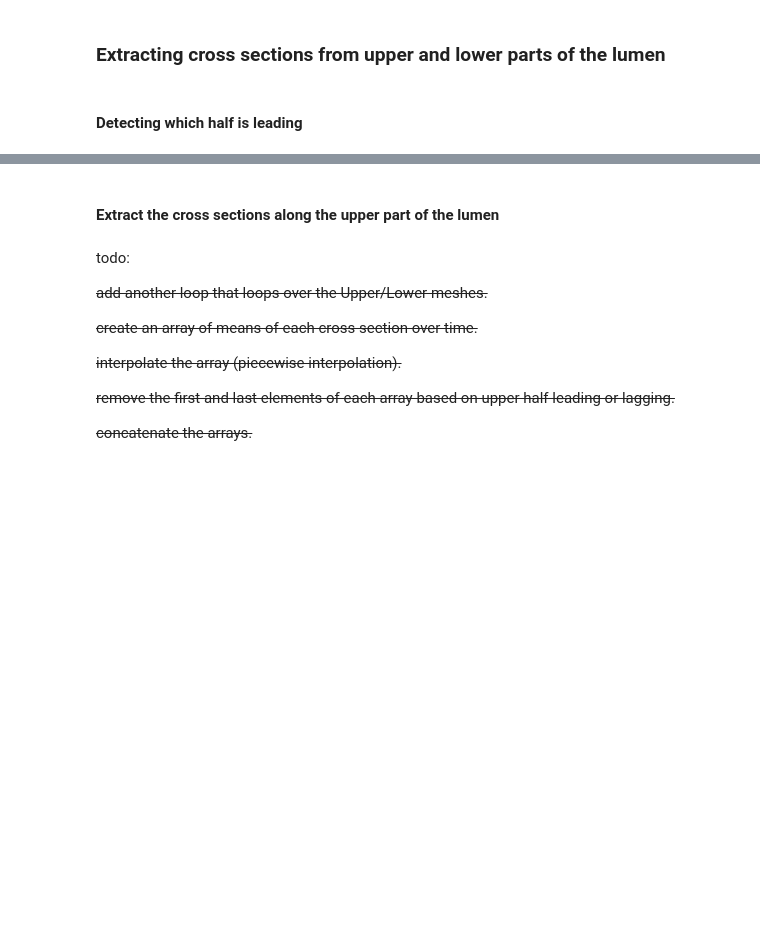
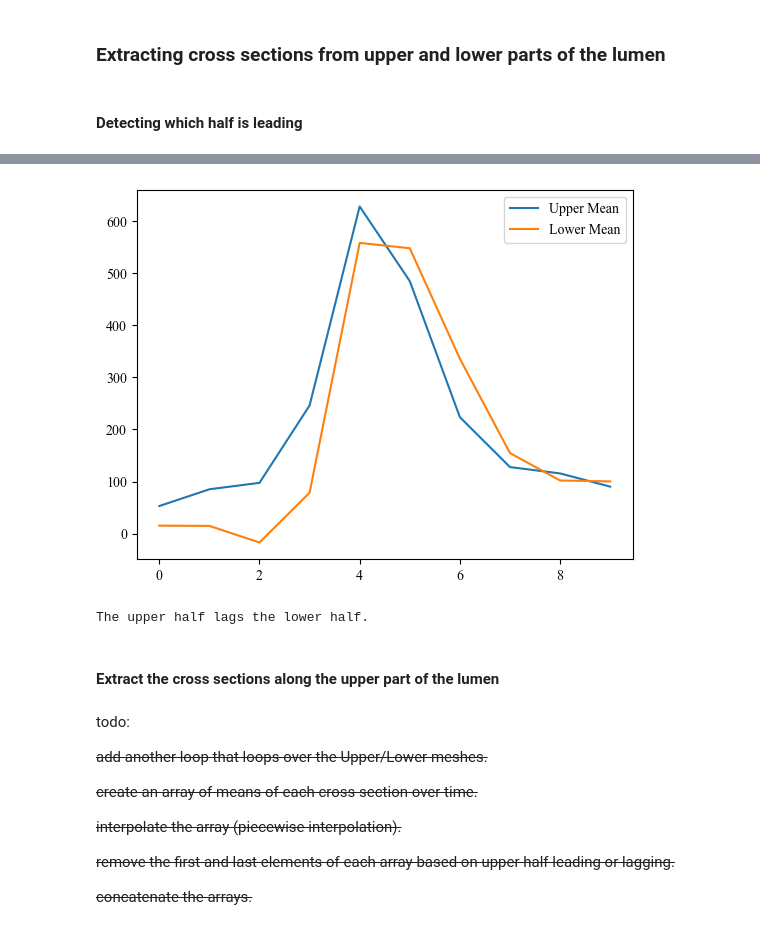
Before and after one commit to aseresti/ContrastDispersion, a Jupyter notebook: scripts/TestAutoPipeline.ipynb, the cells around one changed output, grey strips where cells are left out. Saved outputs shown, nothing was run; the diff lists cells and outputs as text; code cells hidden in the pictures; blank space fills up the shorter version.

```diff
--- a/scripts/TestAutoPipeline.ipynb
+++ b/scripts/TestAutoPipeline.ipynb
@@ -226,6 +256,22 @@ def clip_USGrid_w_plane(USGrid, origin, normal, inside_out = False):
     clipper.Update()
 
     return clipper.GetOutput()
+# %%
+x_min = image_.GetBounds()[0]
+x_max = image_.GetBounds()[1]
+
+y_min = image_.GetBounds()[2]
+y_max = image_.GetBounds()[3]
+
+z_min = image_.GetBounds()[4]
+z_max = image_.GetBounds()[5]
+
+center_point = [
+    (x_max + x_min)/2,
+    (y_max + y_min)/2,
+    (z_max + z_min)/2
+]
+z_axis = [0,0,1]
 # %%
 UpperMesh = {}
 LowerMesh = {}
@@ -350,35 +397,38 @@ leading = False #if True upper half is leading
 upper_mean_ = []
 lower_mean_ = []
 for name in Image_names:
     Image_ = ReadVTKFile(name)
     centerline_ = ProbeFilter(centerline_vtp, Image_)
     WriteVTPFile(os.path.join(path_, "test_centerline.vtp"), centerline_)
-    centerline_upper_ = clip_polydata_with_plane(centerline_, position_points[ptidx], direction_points[ptidx], True)
+    centerline_upper_ = clip_polydata_with_plane(centerline_, center_point, z_axis, True)
     WriteVTPFile(os.path.join(path_, "test_centerline_upper.vtp"), centerline_upper_)
-    centerline_lower_ = clip_polydata_with_plane(centerline_, position_points[ptidx], direction_points[ptidx])
+    centerline_lower_ = clip_polydata_with_plane(centerline_, center_point, z_axis)
     WriteVTPFile(os.path.join(path_, "test_centerline_lower.vtp"), centerline_lower_)
     for i in range(Image_.GetPointData().GetNumberOfArrays()):
         arrayname_ = Image_.GetPointData().GetArrayName(i)
         if "scalar" in arrayname_.lower():
             ScalarArrayName = arrayname_
     upper_mean_.append(np.mean(vtk_to_numpy(centerline_upper_.GetPointData().GetArray(ScalarArrayName))))
     lower_mean_.append(np.mean(vtk_to_numpy(centerline_lower_.GetPointData().GetArray(ScalarArrayName))))
 
 count = [i for i in range(len(Image_names))]
 plt.figure()
 plt.plot(count, upper_mean_, label = "Upper Mean")
 plt.plot(count, lower_mean_, label = "Lower Mean")
 plt.legend()
 plt.show()
 
 max_lower_idx = np.where(np.array(lower_mean_) == max(lower_mean_))
 max_upper_idx = np.where(np.array(upper_mean_) == max(upper_mean_))
 if max_lower_idx > max_upper_idx:
     leading = True
     print("The upper half leads the lower half.")
 else:
     leading = False
     print("The upper half lags the lower half.")
+# %% [output]
+[figure, added]
+The upper half lags the lower half.
 # %% [markdown]
 #### Extract the cross sections along the upper part of the lumen
 # %%
```
Also changed, not shown: parts of 16 cells of this notebook.
